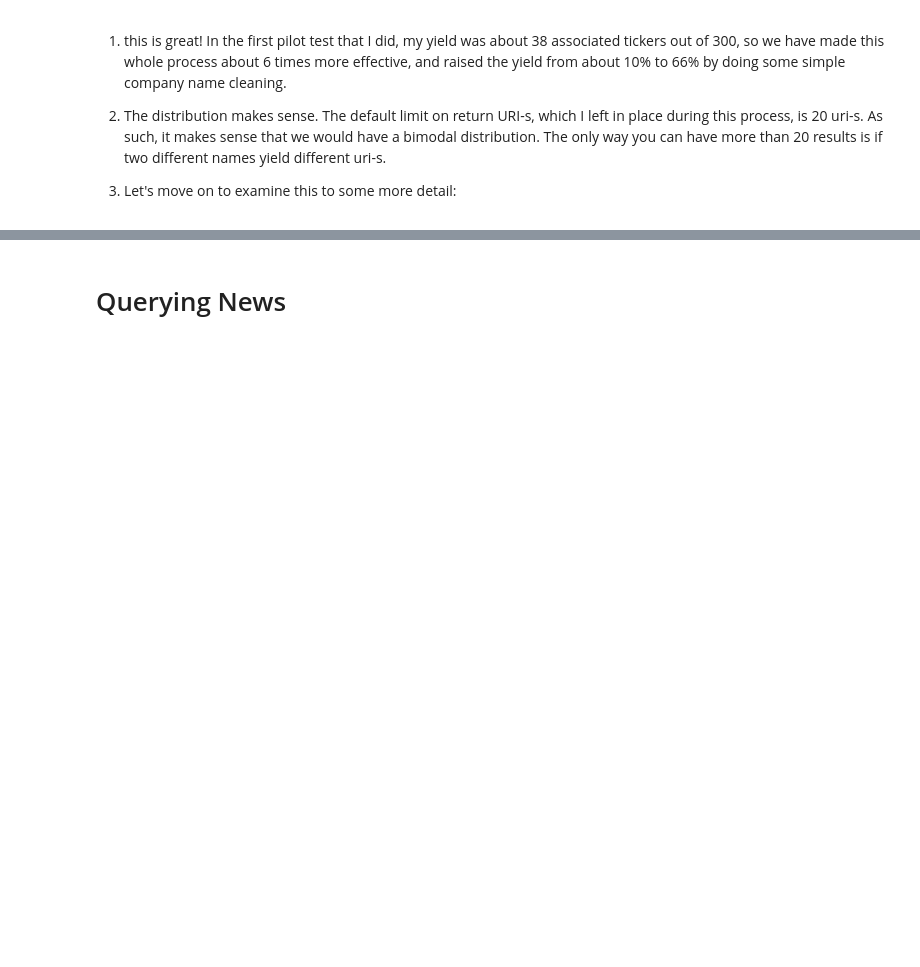
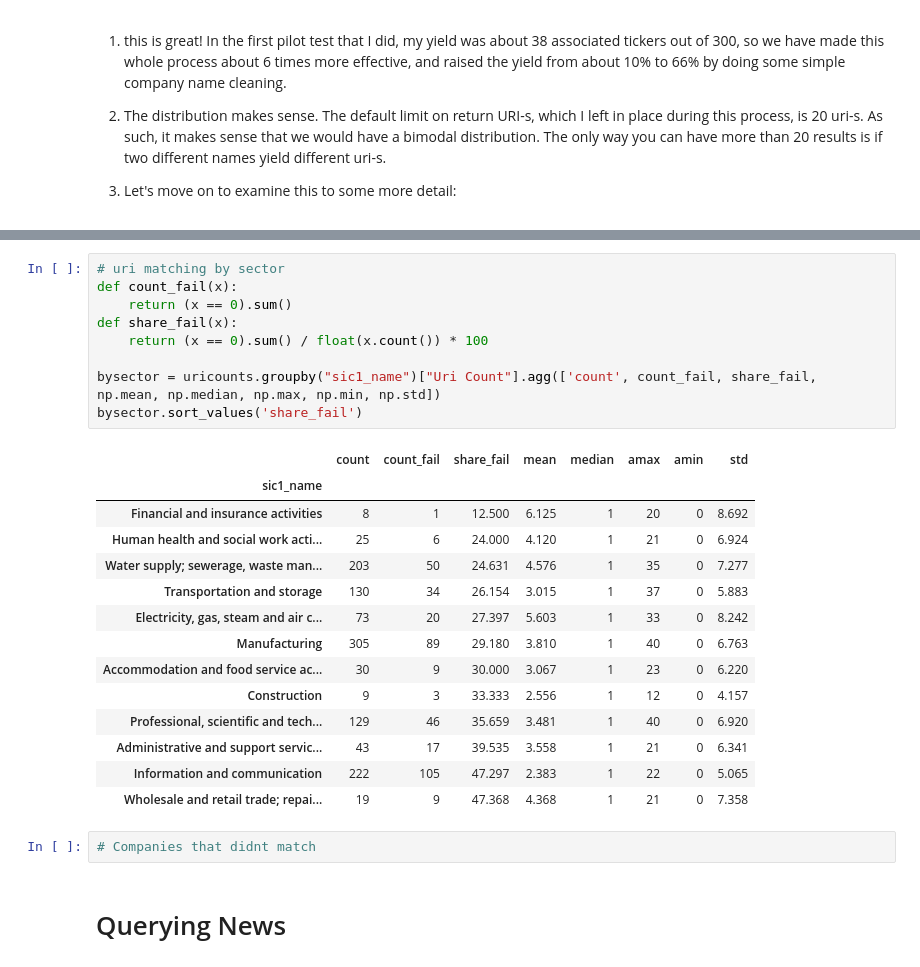
Before and after one commit to nolefp/ec970, a Jupyter notebook: Pilot Test.ipynb, the cells around one changed output, grey strips where cells are left out. Drawn from its saved outputs; the diff is of its cells as text; blank space fills up the shorter version.

```diff
--- a/Pilot Test.ipynb
+++ b/Pilot Test.ipynb
@@ -778,3 +792,29 @@ uricounts
+# %%
+# uri matching by sector
+def count_fail(x):
+    return (x == 0).sum()
+def share_fail(x):
+    return (x == 0).sum() / float(x.count()) * 100
+
+bysector = uricounts.groupby("sic1_name")["Uri Count"].agg(['count', count_fail, share_fail, np.mean, np.median, np.max, np.min, np.std])
+bysector.sort_values('share_fail')
+# %% [output]
+|  | count | count_fail | share_fail | mean | median | amax | amin | std |
+| sic1_name |  |  |  |  |  |  |  |  |
+| Financial and insurance activities | 8 | 1 | 12.500 | 6.125 | 1 | 20 | 0 | 8.692 |
+| Human health and social work acti... | 25 | 6 | 24.000 | 4.120 | 1 | 21 | 0 | 6.924 |
+| Water supply; sewerage, waste man... | 203 | 50 | 24.631 | 4.576 | 1 | 35 | 0 | 7.277 |
+| Transportation and storage | 130 | 34 | 26.154 | 3.015 | 1 | 37 | 0 | 5.883 |
+| Electricity, gas, steam and air c... | 73 | 20 | 27.397 | 5.603 | 1 | 33 | 0 | 8.242 |
+| Manufacturing | 305 | 89 | 29.180 | 3.810 | 1 | 40 | 0 | 6.763 |
+| Accommodation and food service ac... | 30 | 9 | 30.000 | 3.067 | 1 | 23 | 0 | 6.220 |
+| Construction | 9 | 3 | 33.333 | 2.556 | 1 | 12 | 0 | 4.157 |
+| Professional, scientific and tech... | 129 | 46 | 35.659 | 3.481 | 1 | 40 | 0 | 6.920 |
+| Administrative and support servic... | 43 | 17 | 39.535 | 3.558 | 1 | 21 | 0 | 6.341 |
+| Information and communication | 222 | 105 | 47.297 | 2.383 | 1 | 22 | 0 | 5.065 |
+| Wholesale and retail trade; repai... | 19 | 9 | 47.368 | 4.368 | 1 | 21 | 0 | 7.358 |
+# %%
+# Companies that didnt match
 # %% [markdown]
 # Querying News <a id=news></a>
 # %% [markdown]
```
Also changed, not shown: parts of 12 cells of this notebook.
